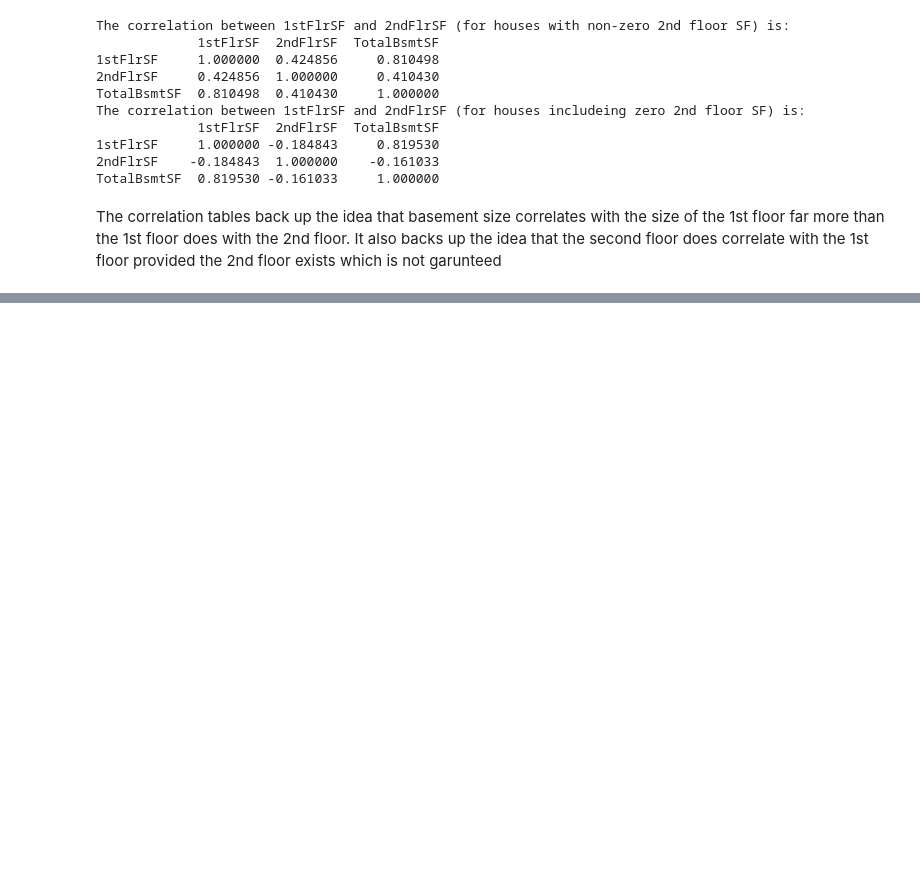
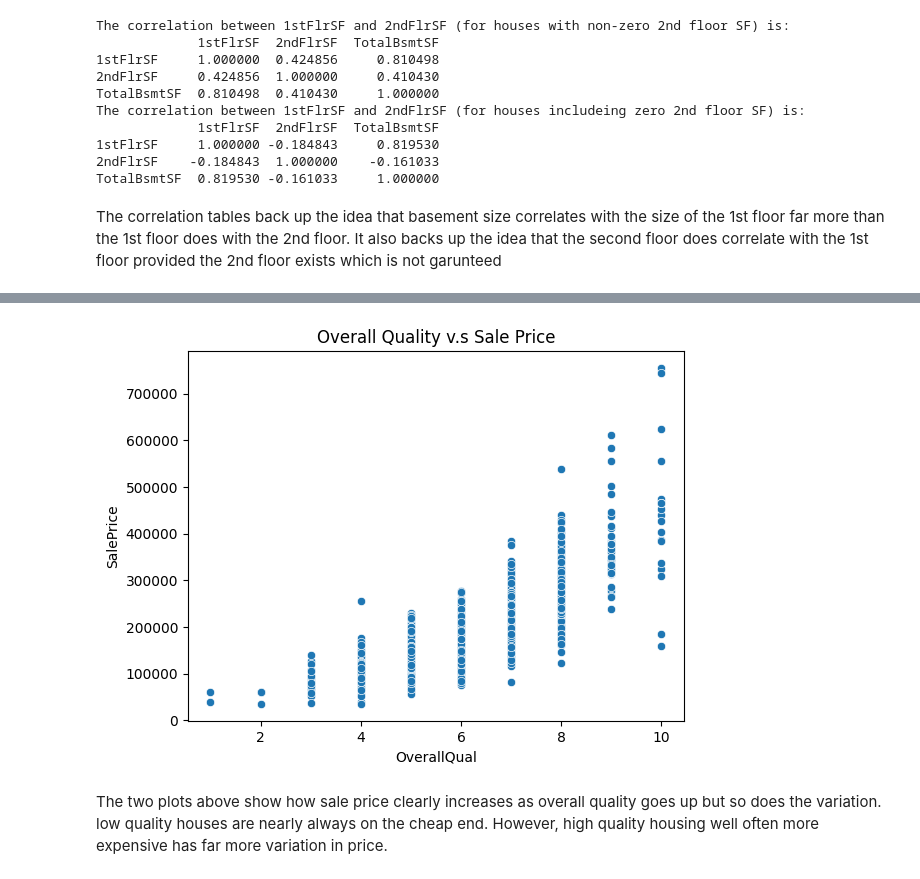
Before and after one commit to FlanagG21/DataWrangling, a Jupyter notebook: EDA.ipynb, the cells around one changed output, grey strips where cells are left out. Cells and saved outputs as stored; diff of their text form; code cells hidden in the pictures; blank space fills up the shorter version.

```diff
--- a/EDA.ipynb
+++ b/EDA.ipynb
@@ -89,0 +114,8 @@ The correlation tables back up the idea that basement size correlates with the s
+# %%
+sns.scatterplot(df, x='OverallQual', y='SalePrice')
+plt.title('Overall Quality v.s Sale Price')
+plt.show()
+# %% [output]
+[figure, added]
+# %% [markdown]
+The two plots above show how sale price clearly increases as overall quality goes up but so does the variation. low quality houses are nearly always on the cheap end. However, high quality housing well often more expensive has far more variation in price.
```
Also changed, not shown: parts of 6 cells of this notebook.
